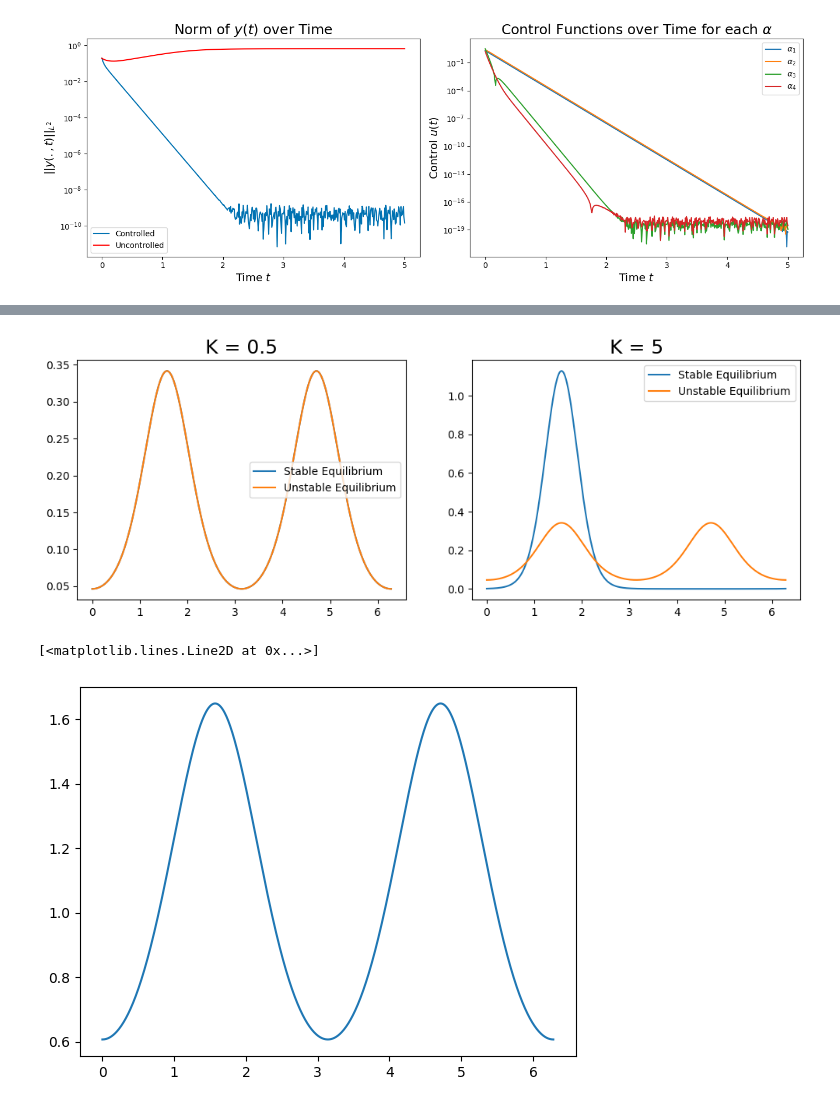
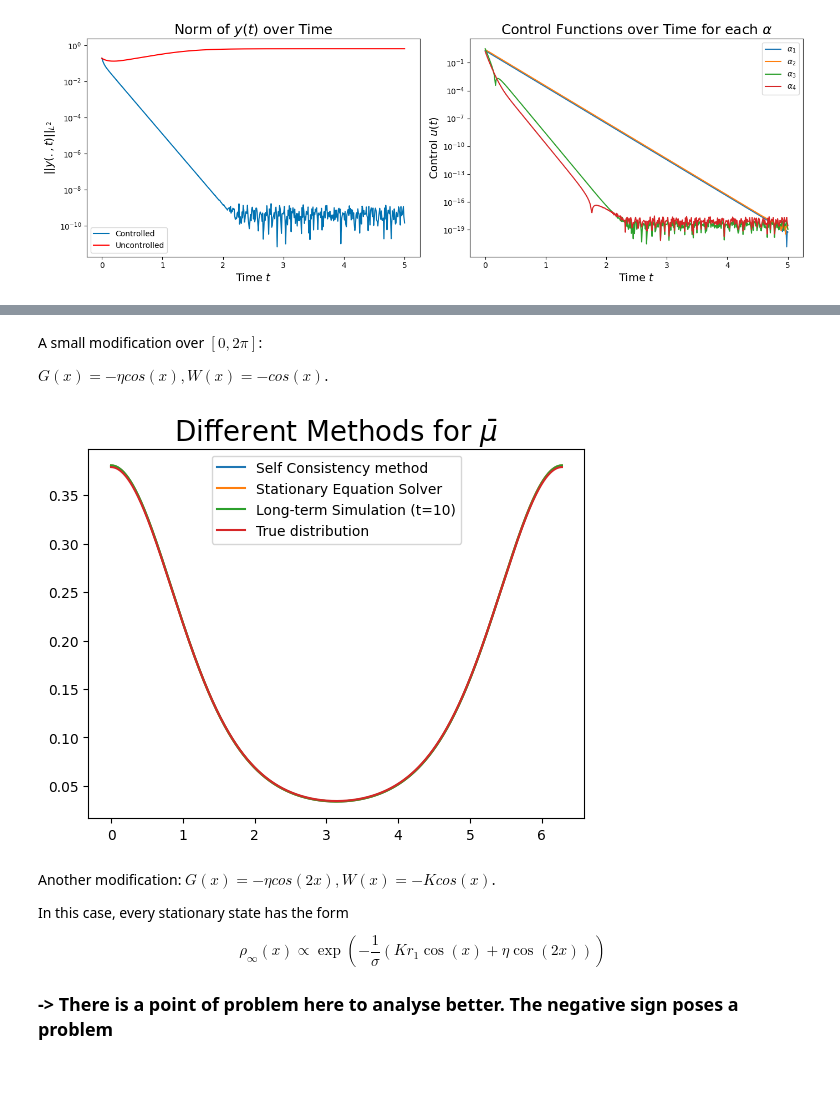
Before and after one commit to lucasmoschen/mckean-vlasov, a Jupyter notebook: codes/plotting.ipynb, the cells around one changed output, grey strips where cells are left out. Saved outputs shown, nothing was run; the diff lists cells and outputs as text; code cells hidden in the pictures; blank space fills up the shorter version.

Commit message:
new plots

```diff
--- a/codes/plotting.ipynb
+++ b/codes/plotting.ipynb
@@ -19,13 +20,10 @@ def mu_0(x):
     Z = (2 * np.pi)**(alpha_param + beta_param - 1) * beta(alpha_param, beta_param)
     return (x**(alpha_param - 1) * (2 * np.pi - x)**(beta_param - 1)) / Z
 
-def mu_0_mixed(x):
-    alpha_param1 = 4.0
-    beta_param1 = 2.0
+def mu_0_mixed(x, a1=4.0, b1=2.0, a2=2.0, b2=10.0):
+    alpha_param1, beta_param1 = a1, b1
     Z1 = (2 * np.pi)**(alpha_param1 + beta_param1 - 1) * beta(alpha_param1, beta_param1)
-
-    alpha_param2 = 2.0
-    beta_param2 = 10.0
+    alpha_param2, beta_param2 = a2, b2
     Z2 = (2 * np.pi)**(alpha_param2 + beta_param2 - 1) * beta(alpha_param2, beta_param2)
 
     result = 0.5*(x**(alpha_param1 - 1) * (2 * np.pi - x)**(beta_param1 - 1)) / Z1
@@ -247,24 +338,48 @@ mu_bar_sc_higher = solver_higher.reconstruction(solver_higher.bar_mu_k, x)
+# %% [markdown]
+A small modification over $[0,2\pi]$:
+
+$G(x) = -\eta cos(x), W(x) = -cos(x)$.
+# %%
+eta = 0.05
+G = lambda x: -eta * np.cos(x)
+W = lambda x: -np.cos(x)
+sigma = 0.4678
+d = 2*np.pi
+
+solver = McKeanVlasovSolver(L=20, d=d, G=G, alpha=[alpha1, alpha2, alpha3, alpha4],
+                            W=W, mu_0=mu_0_mixed, min_fourier_samples=5000, delta=-0.001, sigma=sigma,
+                            grad_alpha=[nabla_alpha1, nabla_alpha2, nabla_alpha3, nabla_alpha4],
+                            state_weight=100000)
 # %%
-fig, ax = plt.subplots(1,2, figsize=(12,4))
+x = np.linspace(0, d, 1000)
+mu_bar = solver.reconstruction(solver.bar_mu_k, x)
 
-ax[0].plot(x, mu_bar_smaller, label="Stable Equilibrium")
-ax[0].plot(x, mu_bar_sc_smaller, label="Unstable Equilibrium")
+a_bar2 = solver.compute_bar_mu(method="stationary-equation", bar_mu_k_initial=solver.bar_mu_k[solver.L+1:])
+mu_bar2 = solver.reconstruction(a_bar2, x)
 
-ax[1].plot(x, mu_bar_higher, label="Stable Equilibrium")
-ax[1].plot(x, mu_bar_sc_higher, label="Unstable Equilibrium")
+a_bar3 = solver.nonlinear_controlled_solver_mu(t_span=(0, 100), t_eval=(100,), u=lambda t,a: np.zeros(4))
+mu_bar3_2 = solver.reconstruction(a_bar3.y[:,-1], x)
 
-ax[0].set_title("K = 0.5", fontsize=18)
-ax[1].set_title("K = 5", fontsize=18)
-
-ax[0].legend()
-ax[1].legend()
+plt.plot(x, mu_bar, label="Self Consistency method")
+plt.plot(x, mu_bar2, label="Stationary Equation Solver")
+plt.plot(x, mu_bar3_2, label="Long-term Simulation (t=10)")
+a = 1.2
+plt.plot(x, np.exp(a*np.cos(x)) / np.trapezoid(np.exp(a*np.cos(x)), x), label="True distribution")
+plt.title(r"Different Methods for $\bar{\mu}$", fontsize=20)
+plt.legend()
 plt.show()
 # %% [output]
-[figure, old version]
+[figure, new version]
-# %%
-plt.plot(x, np.exp(-np.cos(2*x)/2))
-# %% [output]
-[<matplotlib.lines.Line2D at 0x...>]
-[figure, removed]
+# %% [markdown]
+Another modification:
+$G(x) = -\eta cos(2x), W(x) = -Kcos(x)$.
+
+In this case, every stationary state has the form
+
+$$
+\rho_{\infty}(x) \propto \exp\left(-\frac{1}{\sigma}(K r_1 \cos(x) + \eta \cos(2x))\right)
+$$
+
+### -> There is a point of problem here to analyse better. The negative sign poses a problem
 # %%
 eta = 0.5
```
Also changed, not shown: parts of 29 cells of this notebook.
